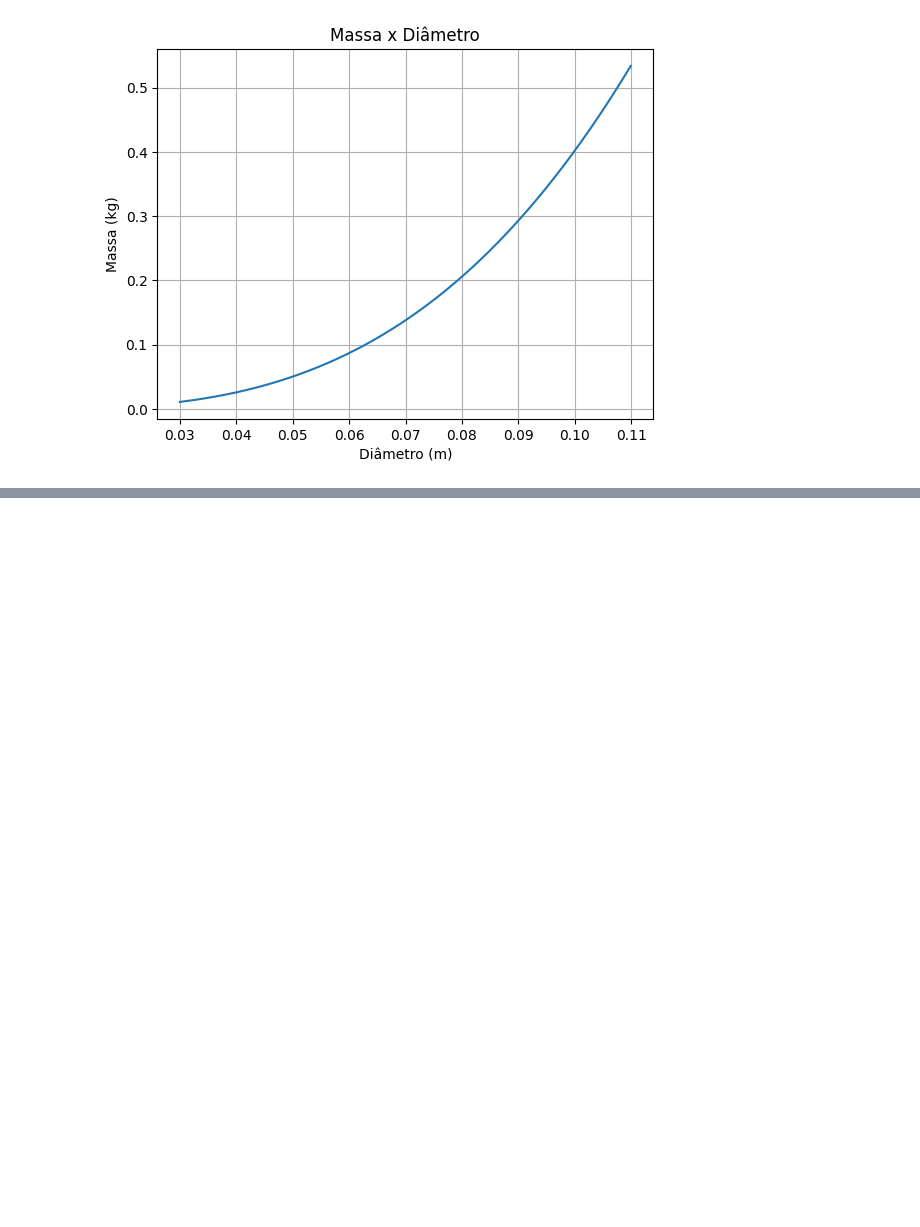
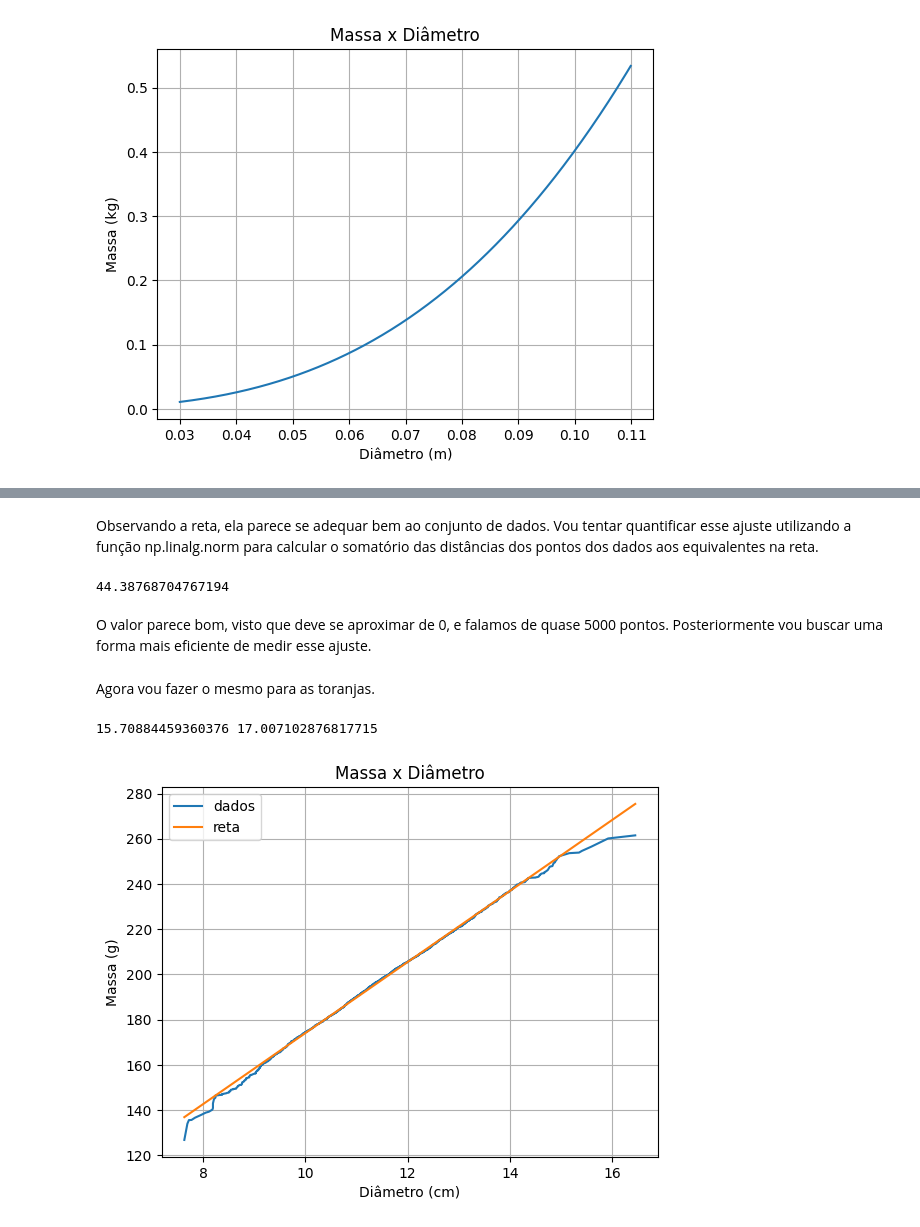
Before and after one commit to semogela/python-licoes, a Jupyter notebook: Exercícios_NumPy.ipynb, the cells around one changed output, grey strips where cells are left out. Cells and saved outputs as stored; diff of their text form; code cells hidden in the pictures; blank space fills up the shorter version.

```diff
--- a/Exercícios_NumPy.ipynb
+++ b/Exercícios_NumPy.ipynb
@@ -83,0 +109,35 @@ plt.show()
+# %% [markdown]
+Observando a reta, ela parece se adequar bem ao conjunto de dados. Vou tentar quantificar esse ajuste utilizando a função np.linalg.norm para calcular o somatório das distâncias dos pontos dos dados aos equivalentes na reta.
+# %%
+np.linalg.norm(peso_laranja-y)
+# %% [output]
+44.38768704767194
+# %% [markdown]
+O valor parece bom, visto que deve se aproximar de 0, e falamos de quase 5000 pontos. Posteriormente vou buscar uma forma mais eficiente de medir esse ajuste.
+# %% [markdown]
+Agora vou fazer o mesmo para as toranjas.
+# %%
+n_toranja = np.size(peso_toranja)
+x_toranja = diametro_toranja
+y_toranja = peso_toranja
+# %%
+a_toranja = (n_toranja*np.sum(x_toranja*y_toranja)-np.sum(x_toranja)
+*np.sum(y_toranja))/(n_toranja*np.sum(x_toranja**2)-np.sum(x_toranja)**2)
+b_toranja = (np.sum(y_toranja)-a_toranja*np.sum(x_toranja))/n_toranja
+
+print(a_toranja, b_toranja)
+
+y_toranja = a_toranja*x_toranja + b_toranja
+# %% [output]
+15.70884459360376 17.007102876817715
+# %%
+plt.plot(diametro_toranja, peso_toranja)
+plt.plot(x_toranja, y_toranja)
+plt.title('Massa x Diâmetro')
+plt.xlabel('Diâmetro (cm)')
+plt.ylabel('Massa (g)')
+plt.grid()
+plt.legend(['dados', 'reta'])
+plt.show()
+# %% [output]
+[figure, added]
```
Also changed, not shown: parts of 6 cells of this notebook.
